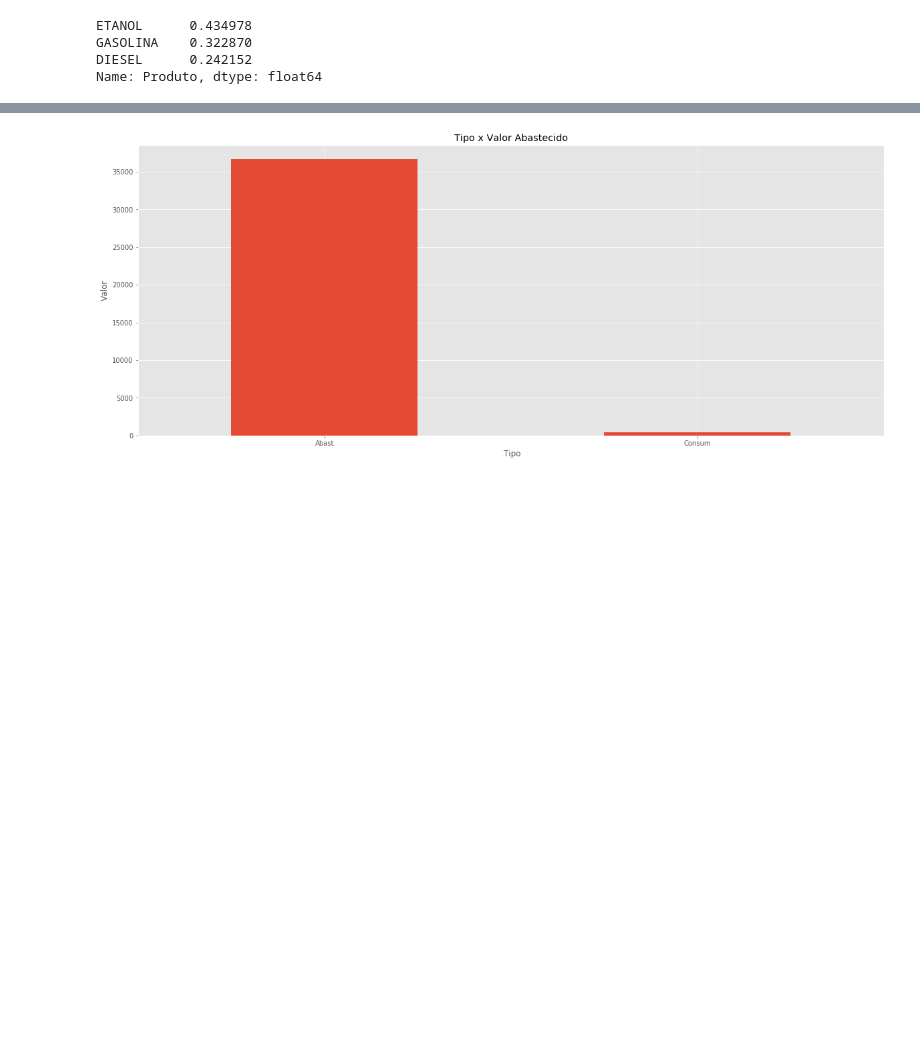
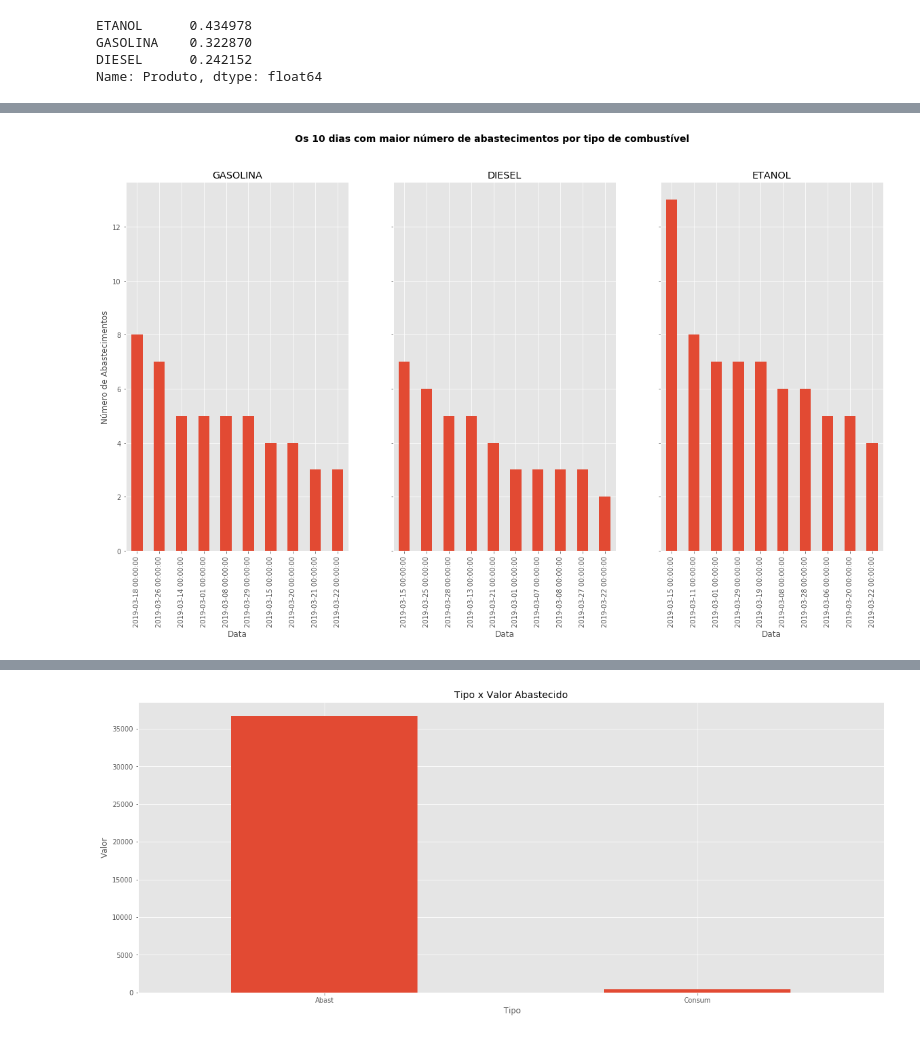
Before and after one commit to LucasMenossi/TCC, a Jupyter notebook: 201903.ipynb, the cells around one changed output, grey strips where cells are left out. Cells and saved outputs as stored; diff of their text form; code cells hidden in the pictures; blank space fills up the shorter version.

```diff
--- a/201903.ipynb
+++ b/201903.ipynb
@@ -222 +239,48 @@ ax.legend().set_visible(False)
+# %%
+top_10_g = df[df["Produto"] == "GASOLINA"]
+top_10_d = df[df["Produto"] == "DIESEL"]
+top_10_e = df[df["Produto"] == "ETANOL"]
+
+#set ggplot style
+plt.style.use('ggplot')
+
+#plot data GASOLINA
+top_10_g = (top_10_g.groupby('Data')['Valor Abast.', 'Nr Litros'].agg({'Valor Abast.': 'count', 'Nr Litros': 'count'})
+          .sort_values(by='Valor Abast.', ascending=False))[:10].reset_index()
+top_10_g.rename(columns={'Data': 'Data', 'Valor Abast.': 'Valor Abastecido', 'Nr Litros': 'Número de Litros'}, inplace=True)
+
+#plot data DIESEL
+top_10_d = (top_10_d.groupby('Data')['Valor Abast.', 'Nr Litros'].agg({'Valor Abast.': 'count', 'Nr Litros': 'count'})
+          .sort_values(by='Valor Abast.', ascending=False))[:10].reset_index()
+top_10_d.rename(columns={'Data': 'Data', 'Valor Abast.': 'Valor Abastecido', 'Nr Litros': 'Número de Litros'}, inplace=True)
+
+#plot data ETANOL
+top_10_e = (top_10_e.groupby('Data')['Valor Abast.', 'Nr Litros'].agg({'Valor Abast.': 'count', 'Nr Litros': 'count'})
+          .sort_values(by='Valor Abast.', ascending=False))[:10].reset_index()
+top_10_e.rename(columns={'Data': 'Data', 'Valor Abast.': 'Valor Abastecido', 'Nr Litros': 'Número de Litros'}, inplace=True)
+
+#create the figure and the axes
+fig, (ax0, ax1, ax2) = plt.subplots(nrows=1,ncols=3, sharey=True, figsize=(20, 10))
+
+#plot GASOLINA
+top_10_g.plot(kind='bar', y = "Valor Abastecido", x ="Data", ax=ax0)
+ax0.set(title="GASOLINA", xlabel='Data', ylabel='Número de Abastecimentos')
+
+#plot DIESEL
+top_10_d.plot(kind='bar', y = "Valor Abastecido", x ="Data", ax=ax1)
+ax1.set(title="DIESEL", xlabel='Data', ylabel='')
+
+#plot ETANOL
+top_10_e.plot(kind='bar', y = "Valor Abastecido", x ="Data", ax=ax2)
+ax2.set(title="ETANOL", xlabel='Data', ylabel='')
+
+#set limits and labels
+fig.suptitle('Os 10 dias com maior número de abastecimentos por tipo de combustível', fontsize=14, fontweight='bold')
+
+#hide the legend
+ax0.legend().set_visible(False)
+ax1.legend().set_visible(False)
+ax2.legend().set_visible(False)
+# %% [output]
+[figure, added]
 # %%
```
Also changed, not shown: parts of 18 cells of this notebook.
